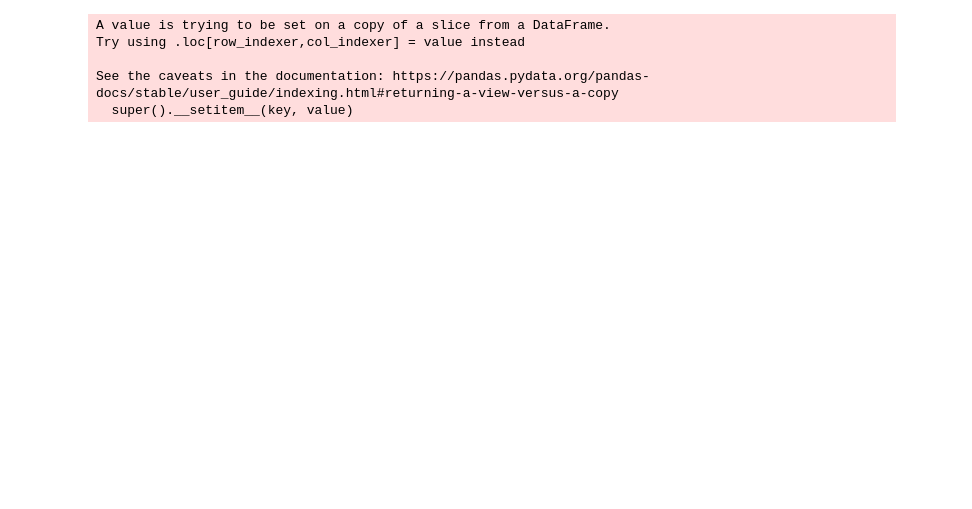
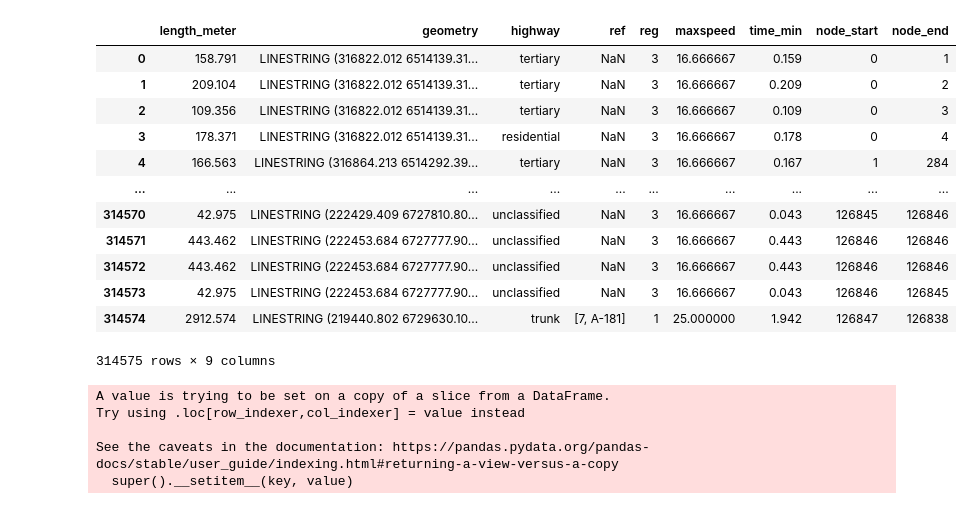
Before and after one commit to alexandermorozzov/transport_frames, a Jupyter notebook: transport_frames/new_modules/test_gb.ipynb, the cells around one changed output. Drawn from its saved outputs; the diff is of its cells as text; code cells hidden in the pictures; blank space fills up the shorter version.

```diff
--- a/transport_frames/new_modules/test_gb.ipynb
+++ b/transport_frames/new_modules/test_gb.ipynb
@@ -21,14 +21,19 @@ polygon = ox.geocode_to_gdf('R81993',by_osmid=True)
+# %%
+lo_polygon = ox.geocode_to_gdf('R176095', by_osmid=True).to_crs(epsg=32636)
+spb_polygon = ox.geocode_to_gdf('R337422', by_osmid=True).to_crs(epsg=32636).buffer(3000)
+city = lo_polygon.union(spb_polygon).to_crs(epsg=4326) #  get lo polygon
+polygon = gpd.GeoDataFrame([{'name': 'Ленинградская область', 'geometry': city[0]}], crs="EPSG:4326")
 # %%
-# g = sav.Graph.from_polygon(polygon, crs=32637)
+g = sav.Graph.from_polygon(polygon, crs=32636)
 
 # g=sav.Graph.from_geocode('Тульская область')
 
 # g=sav.Graph.from_geocode('R81993',by_osmid=True,crs=32636)
 
-tula = he.convert_geometry_from_wkt(nx.read_graphml('tula.graphml'))
-tula = he.convert_list_attr_from_str(tula)
-g = sav.Graph(tula)
+# tula = he.convert_geometry_from_wkt(nx.read_graphml('tula.graphml'))
+# tula = he.convert_list_attr_from_str(tula)
+# g = sav.Graph(tula)
 
 
-g.classify_roads()
+# g.classify_roads()
 # %% [output]
@@ -42 +71,17 @@ See the caveats in the documentation: https://pandas.pydata.org/pandas-docs/stab
+# %%
+momepy.nx_to_gdf(g.graph)[1]
+# %% [output]
+|  | length_meter | geometry | highway | ref | reg | maxspeed | time_min | node_start | node_end |
+| 0 | 158.791 | LINESTRING (316822.012 6514139.31... | tertiary | NaN | 3 | 16.666667 | 0.159 | 0 | 1 |
+| 1 | 209.104 | LINESTRING (316822.012 6514139.31... | tertiary | NaN | 3 | 16.666667 | 0.209 | 0 | 2 |
+| 2 | 109.356 | LINESTRING (316822.012 6514139.31... | tertiary | NaN | 3 | 16.666667 | 0.109 | 0 | 3 |
+| 3 | 178.371 | LINESTRING (316822.012 6514139.31... | residential | NaN | 3 | 16.666667 | 0.178 | 0 | 4 |
+| 4 | 166.563 | LINESTRING (316864.213 6514292.39... | tertiary | NaN | 3 | 16.666667 | 0.167 | 1 | 284 |
+| ... | ... | ... | ... | ... | ... | ... | ... | ... | ... |
+| 314570 | 42.975 | LINESTRING (222429.409 6727810.80... | unclassified | NaN | 3 | 16.666667 | 0.043 | 126845 | 126846 |
+| 314571 | 443.462 | LINESTRING (222453.684 6727777.90... | unclassified | NaN | 3 | 16.666667 | 0.443 | 126846 | 126846 |
+| 314572 | 443.462 | LINESTRING (222453.684 6727777.90... | unclassified | NaN | 3 | 16.666667 | 0.443 | 126846 | 126846 |
+| 314573 | 42.975 | LINESTRING (222453.684 6727777.90... | unclassified | NaN | 3 | 16.666667 | 0.043 | 126846 | 126845 |
+| 314574 | 2912.574 | LINESTRING (219440.802 6729630.10... | trunk | [7, А-181] | 1 | 25.000000 | 1.942 | 126847 | 126838 |
+314575 rows × 9 columns
 # %%
```
Also changed, not shown: parts of 27 cells of this notebook, 3 other files.
